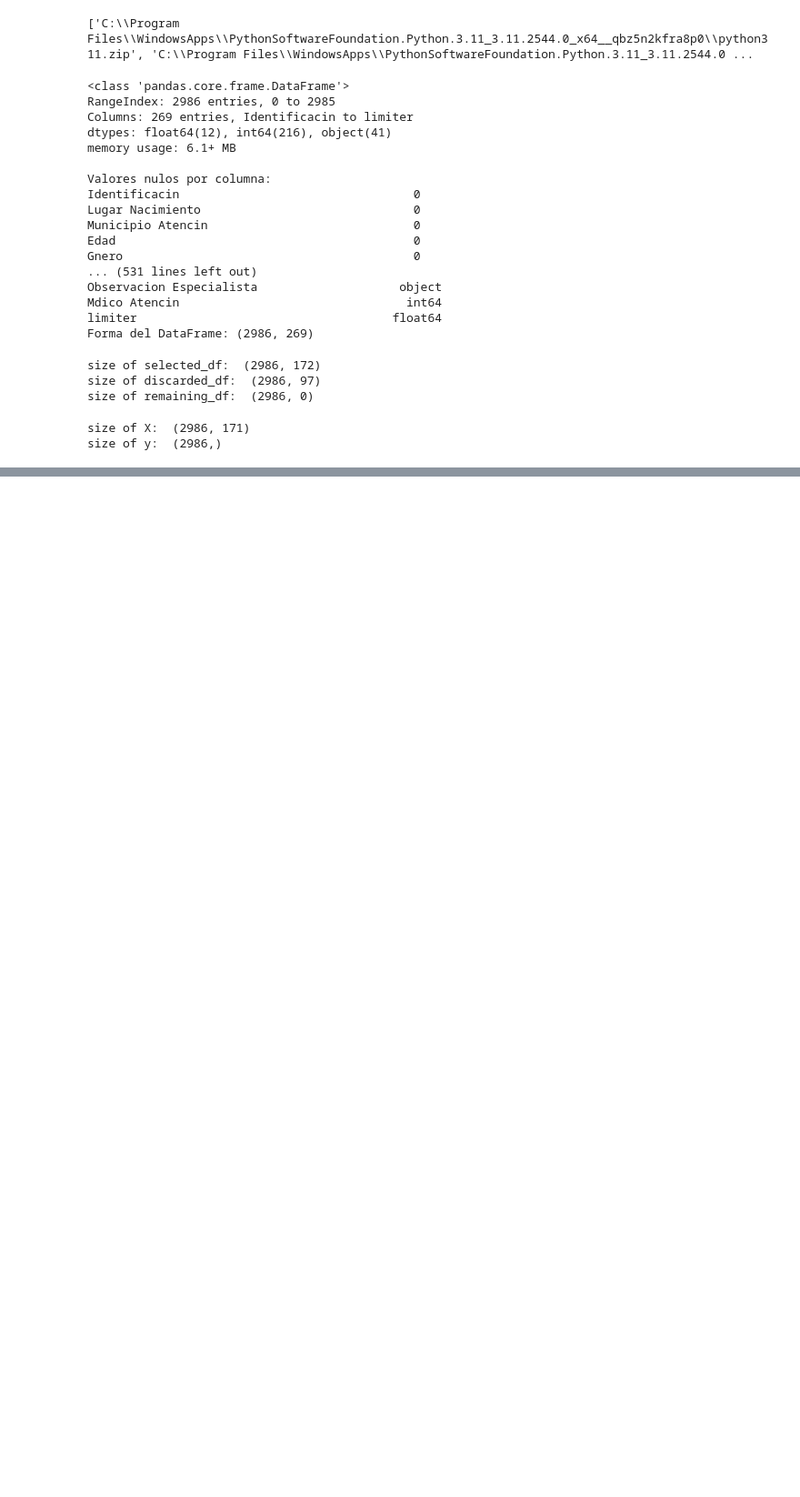
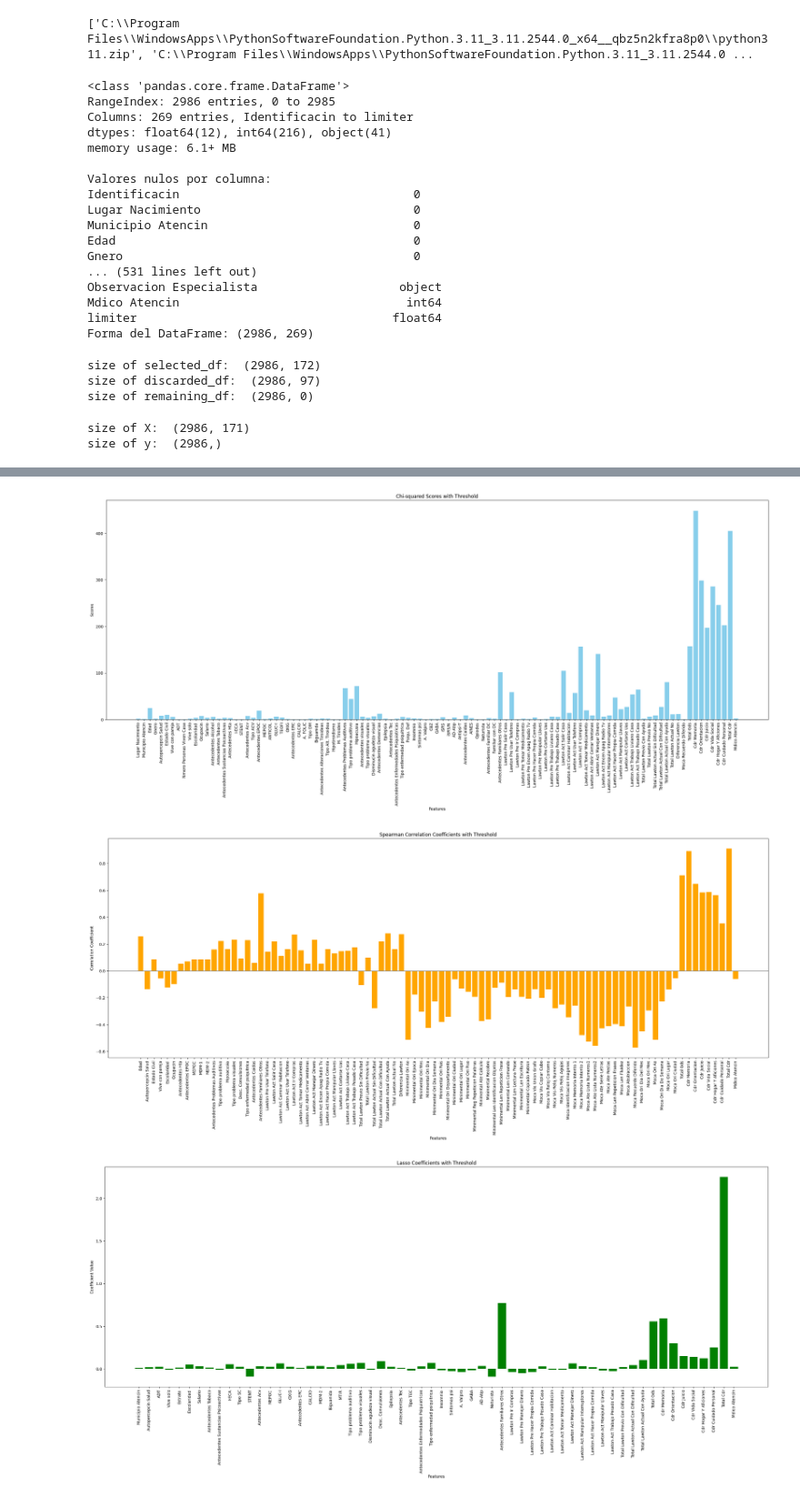
Before and after one commit to JuanSebastianCG/Python_Cognitive_Decline_AI, a Jupyter notebook: model/notebooks/DtaProcessing.ipynb, the cells around one changed output, grey strips where cells are left out. Shown at 91% size. Cells and saved outputs as stored; diff of their text form; code cells hidden in the pictures; blank space fills up the shorter version.

```diff
--- a/model/notebooks/DtaProcessing.ipynb
+++ b/model/notebooks/DtaProcessing.ipynb
@@ -207,0 +199,42 @@ FeatureVisualizer.plot_importances(rf_result['selected_features'], rf_result['im
+# %%
+X = preprocessor.X
+y = preprocessor.y
+
+
+
+# Inicializar el selector de características
+selector = FeatureSelector(X, y)
+numFeatures = X.shape[1]
+# %%
+# Selección de características con Sequential Feature Selector
+sfs_result = selector.sequential_feature_selection(n_features_to_select=110, direction='forward')
+print("Sequential Feature Selection Selected Features:", sfs_result['selected_features'])
+
+data_extractor.save_array_to_txt(sfs_result['selected_features'], "sfs_features.txt")
+X_sfs = X[sfs_result['selected_features']]
+# %%
+
+
+# Llamar a la función con un umbral de importancia de Random Forest (por ejemplo, 0.02)
+rf_result = selector.random_forest_feature_importance(n_features=numFeatures, threshold=0.0008)
+FeatureVisualizer.plot_importances(rf_result['selected_features'], rf_result['importances'], title='Random Forest Feature Importances with Threshold')
+X_rf = X_sfs[rf_result['selected_features']]
+
+# Selección de características con Chi-squared
+chi2_result = selector.select_features_chi2(k=numFeatures, threshold=0.4)
+FeatureVisualizer.plot_scores(chi2_result['features'], chi2_result['scores'], title='Chi-squared Scores with Threshold')
+X_chi2 = X_rf[chi2_result['features']]
+
+# Llamar a la función con un umbral de correlación de Spearman (por ejemplo, 0.3)
+spearman_result = selector.select_features_spearman(threshold=0.05)
+FeatureVisualizer.plot_correlations(spearman_result['selected_features'], spearman_result['correlations'], title='Spearman Correlation Coefficients with Threshold')
+X_spearman = X_chi2[spearman_result['selected_features']]
+
+# Llamar a la función con un umbral de coeficiente de Lasso (por ejemplo, 0.01)
+lasso_result = selector.lasso_feature_selection(alpha=0.0001, threshold=0.01)
+FeatureVisualizer.plot_coefficients(lasso_result['selected_features'], lasso_result['coefficients'], title='Lasso Coefficients with Threshold')
+X_lasso = X_spearman[lasso_result['selected_features']]
+# %% [output]
+[figure, added]
+[figure, added]
+[figure, added]
```
Also changed, not shown: parts of 4 cells of this notebook, 6 other files.
